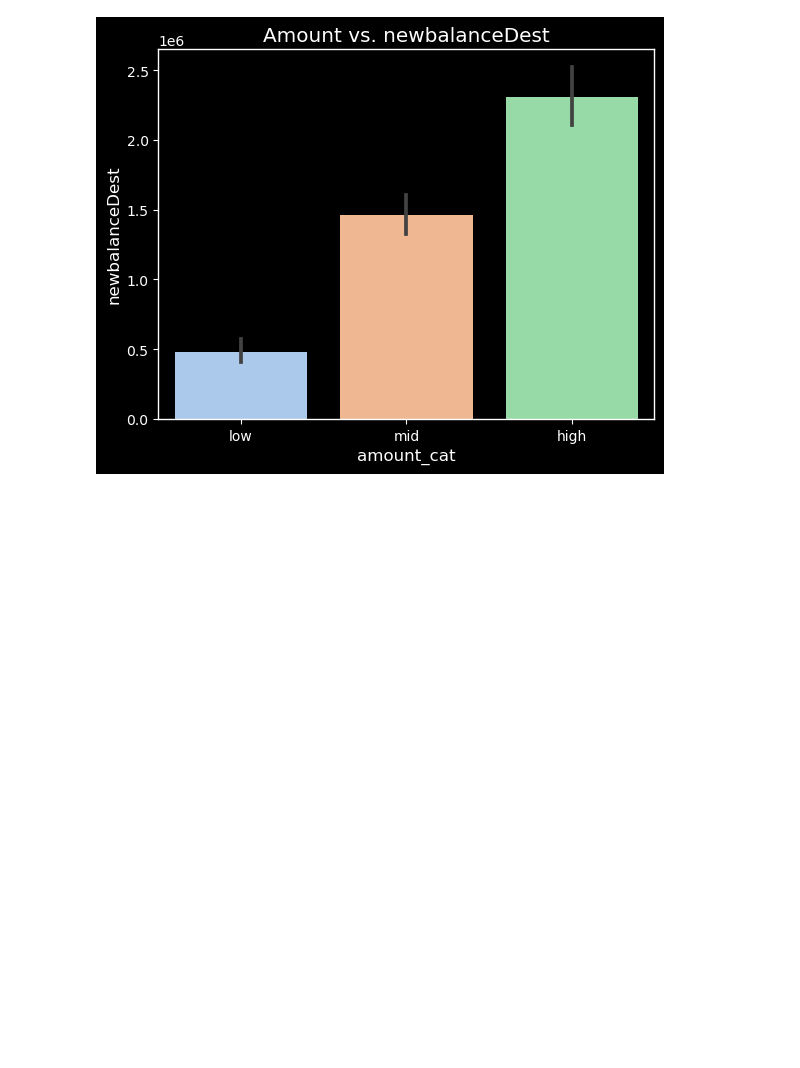
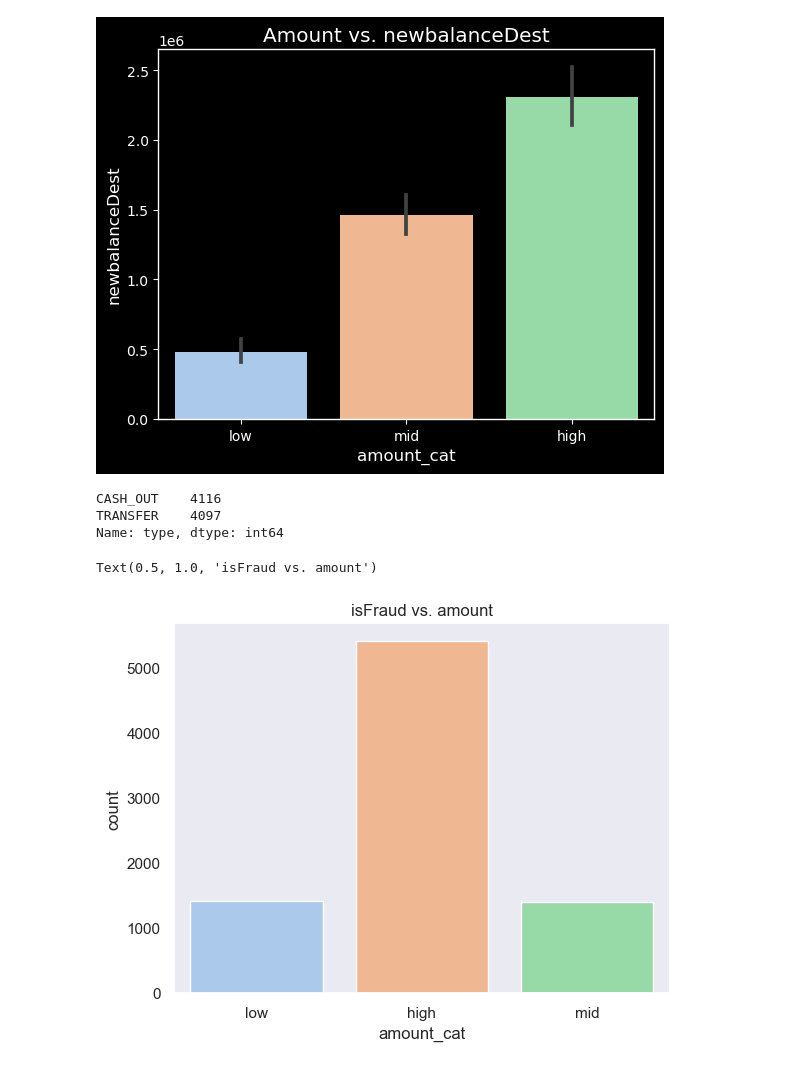
Before and after one commit to bakasheddy/ConCop, a Jupyter notebook: Notebook.ipynb, the cells around one changed output. Cells and saved outputs as stored; diff of their text form; code cells hidden in the pictures; blank space fills up the shorter version.

```diff
--- a/Notebook.ipynb
+++ b/Notebook.ipynb
@@ -105,3 +93,16 @@ plt.grid(visible=False)
 plt.style.use('dark_background')
 # %% [output]
 [figure]
+# %%
+fraud = df[df['isFraud'] == 1]
+fraud['type'].value_counts()
+# %% [output]
+CASH_OUT    4116
+TRANSFER    4097
+Name: type, dtype: int64
+# %%
+sns.countplot(data = fraud, x = 'amount_cat', palette='pastel')
+plt.title('isFraud vs. amount')
+# %% [output]
+Text(0.5, 1.0, 'isFraud vs. amount')
+[figure, added]
```
Also changed, not shown: parts of 3 cells of this notebook.
